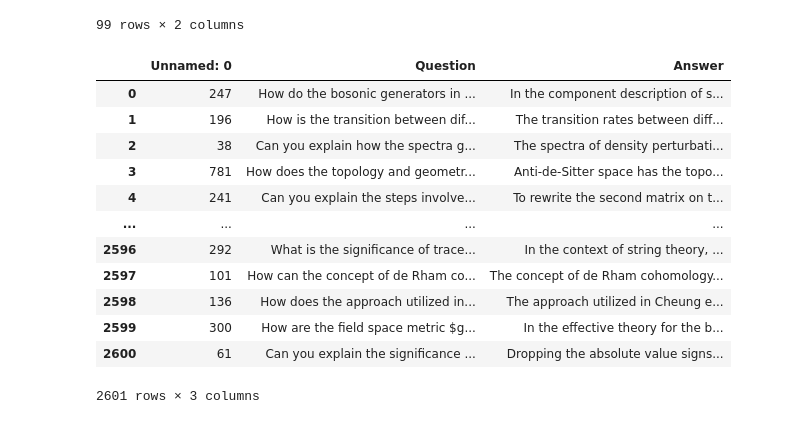
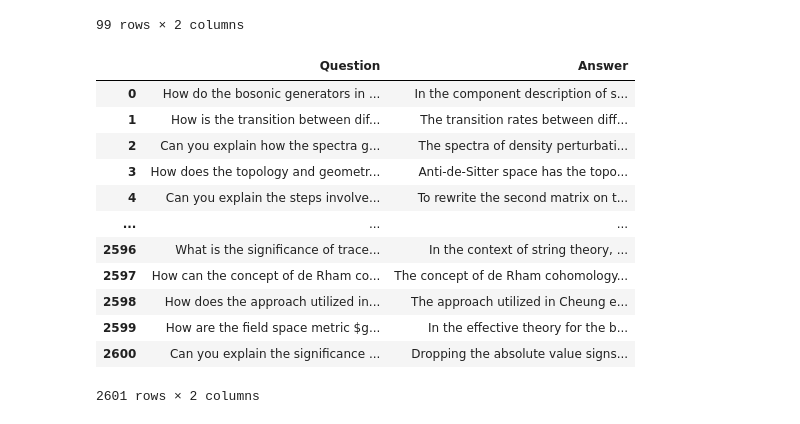
Before and after one commit to fmuia/Llama-FineTuning, a Jupyter notebook: DatasetCreation.ipynb, the cells around one changed output. Cells and saved outputs as stored; diff of their text form; code cells hidden in the pictures.

```diff
--- a/DatasetCreation.ipynb
+++ b/DatasetCreation.ipynb
@@ -200,40 +200,40 @@ df_test
 # %%
 from sklearn.utils import shuffle
 
 directory_path = 'Datasets/'
 
 # Initialize a list to hold the dataframes
 dataframes = []
 
 # Iterate through all files in the directory
 for filename in os.listdir(directory_path):
     if filename.endswith('.csv'):
         # Load each CSV file into a DataFrame, excluding the index
-        df_temp = pd.read_csv(os.path.join(directory_path, filename), index_col=None)
+        df_temp = pd.read_csv(os.path.join(directory_path, filename), index_col=0)
         # Append the DataFrame to the list
         dataframes.append(df_temp)
 
 # Concatenate all the DataFrames into a single DataFrame
 concatenated_df = pd.concat(dataframes, ignore_index=True)
 
 # Shuffle the rows of the concatenated DataFrame
 shuffled_df = shuffle(concatenated_df, random_state=42)
 
 # Reset the index to get rid of the old indexing
 shuffled_df.reset_index(drop=True, inplace=True)
 
 shuffled_df
 # %% [output]
-|  | Unnamed: 0 | Question | Answer |
-| 0 | 247 | How do the bosonic generators in ... | In the component description of s... |
-| 1 | 196 | How is the transition between dif... | The transition rates between diff... |
-| 2 | 38 | Can you explain how the spectra g... | The spectra of density perturbati... |
-| 3 | 781 | How does the topology and geometr... | Anti-de-Sitter space has the topo... |
-| 4 | 241 | Can you explain the steps involve... | To rewrite the second matrix on t... |
-| ... | ... | ... | ... |
-| 2596 | 292 | What is the significance of trace... | In the context of string theory, ... |
-| 2597 | 101 | How can the concept of de Rham co... | The concept of de Rham cohomology... |
-| 2598 | 136 | How does the approach utilized in... | The approach utilized in Cheung e... |
-| 2599 | 300 | How are the field space metric $g... | In the effective theory for the b... |
-| 2600 | 61 | Can you explain the significance ... | Dropping the absolute value signs... |
+|  | Question | Answer |
+| 0 | How do the bosonic generators in ... | In the component description of s... |
+| 1 | How is the transition between dif... | The transition rates between diff... |
+| 2 | Can you explain how the spectra g... | The spectra of density perturbati... |
+| 3 | How does the topology and geometr... | Anti-de-Sitter space has the topo... |
+| 4 | Can you explain the steps involve... | To rewrite the second matrix on t... |
+| ... | ... | ... |
+| 2596 | What is the significance of trace... | In the context of string theory, ... |
+| 2597 | How can the concept of de Rham co... | The concept of de Rham cohomology... |
+| 2598 | How does the approach utilized in... | The approach utilized in Cheung e... |
+| 2599 | How are the field space metric $g... | In the effective theory for the b... |
+| 2600 | Can you explain the significance ... | Dropping the absolute value signs... |
-2601 rows × 3 columns
+2601 rows × 2 columns
```
Also changed, not shown: 1 other file.
